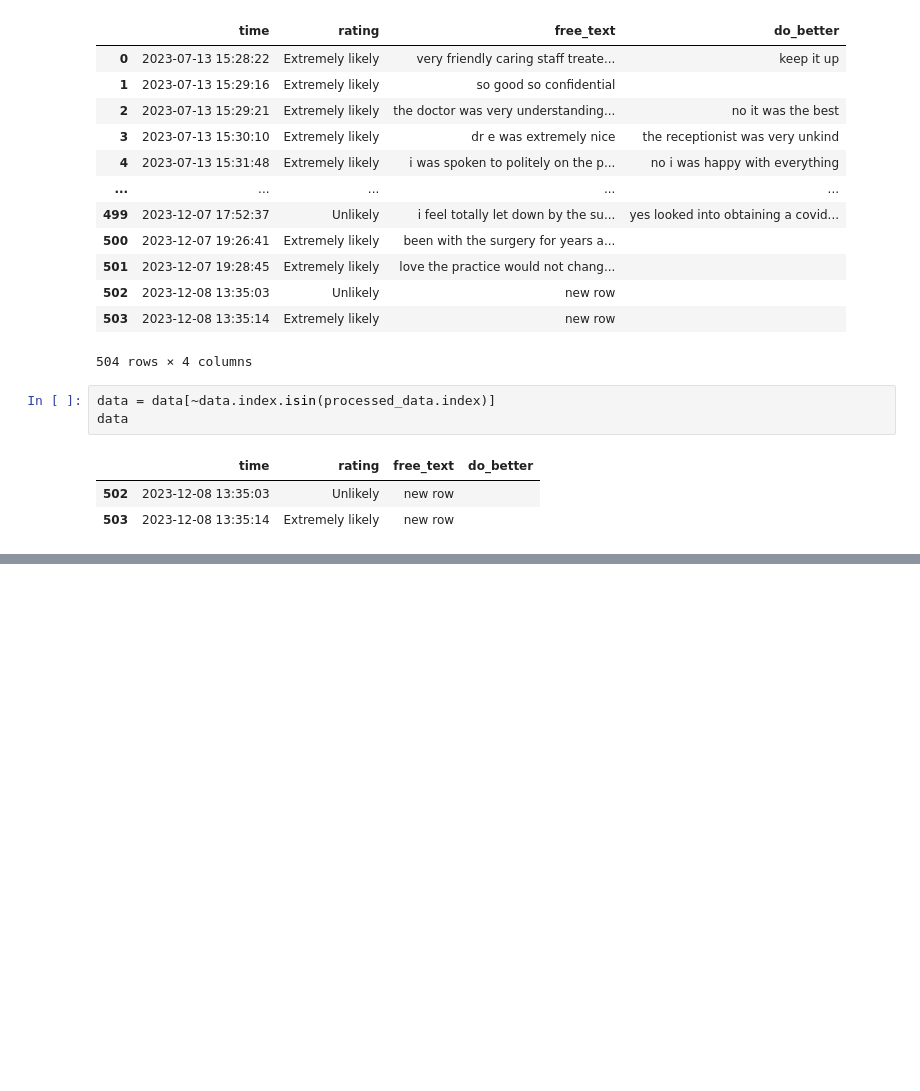
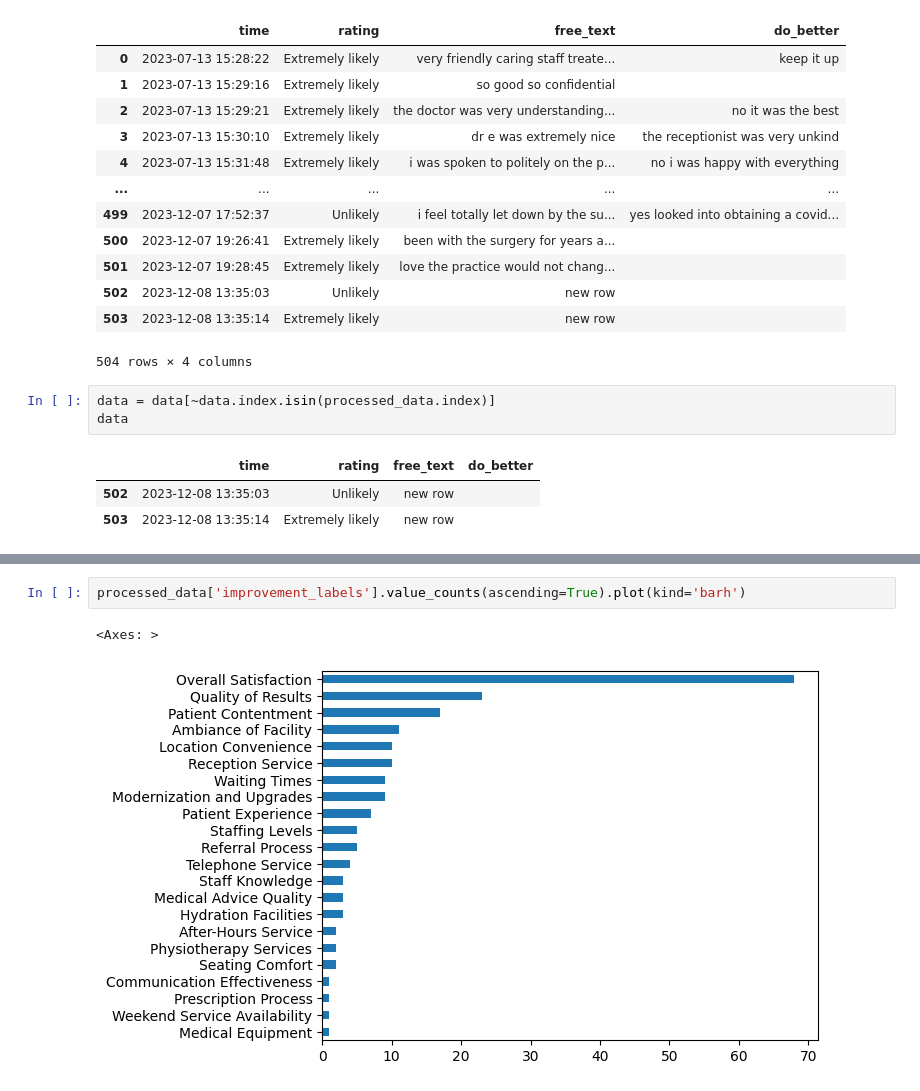
Before and after one commit to janduplessis883/friends-and-family-test-analysis, a Jupyter notebook: notebooks/exploration.ipynb, the cells around one changed output, grey strips where cells are left out. Drawn from its saved outputs; the diff is of its cells as text; blank space fills up the shorter version.

```diff
--- a/notebooks/exploration.ipynb
+++ b/notebooks/exploration.ipynb
@@ -165,0 +182,5 @@ data
+# %%
+processed_data['improvement_labels'].value_counts(ascending=True).plot(kind='barh')
+# %% [output]
+<Axes: >
+[figure, added]
```
Also changed, not shown: parts of 2 cells of this notebook, 3 other files.
